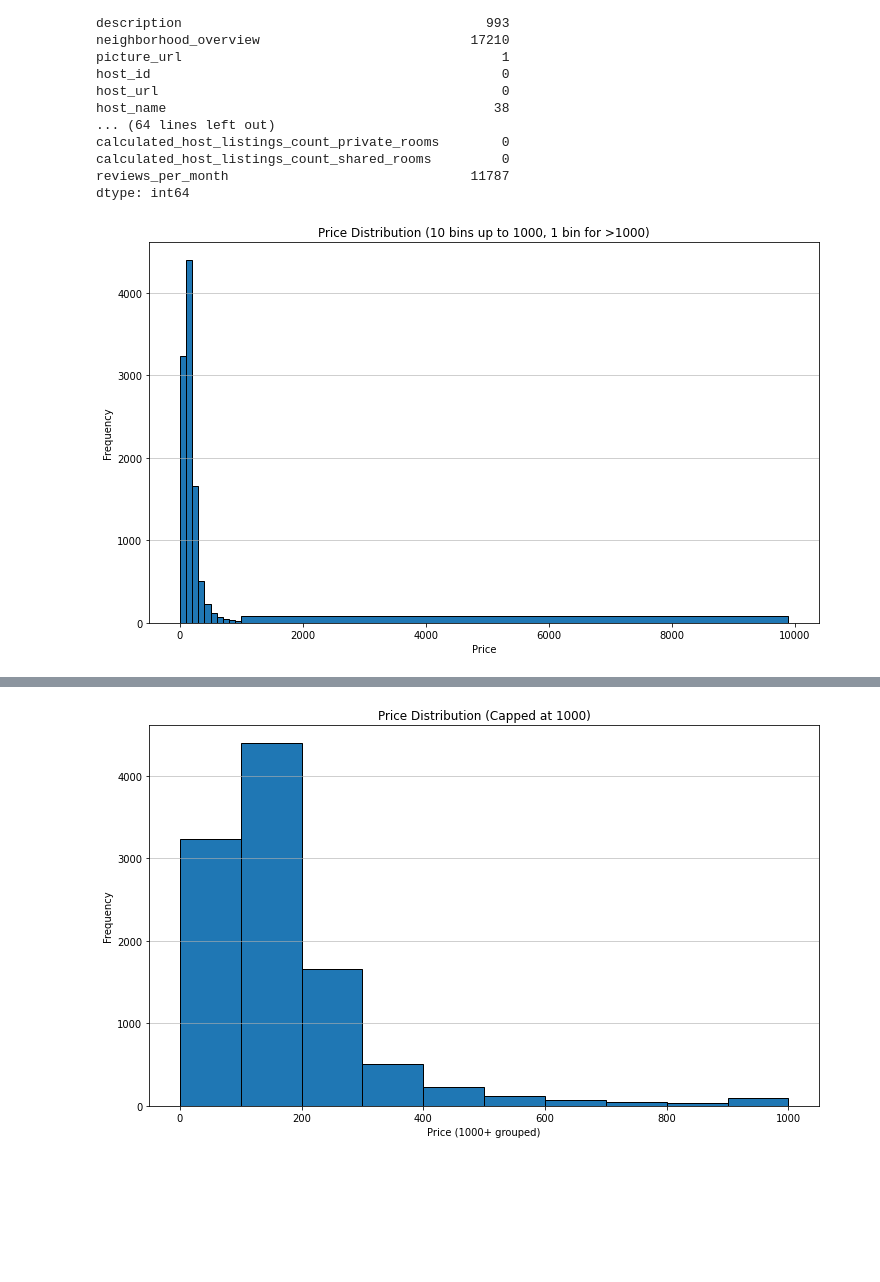
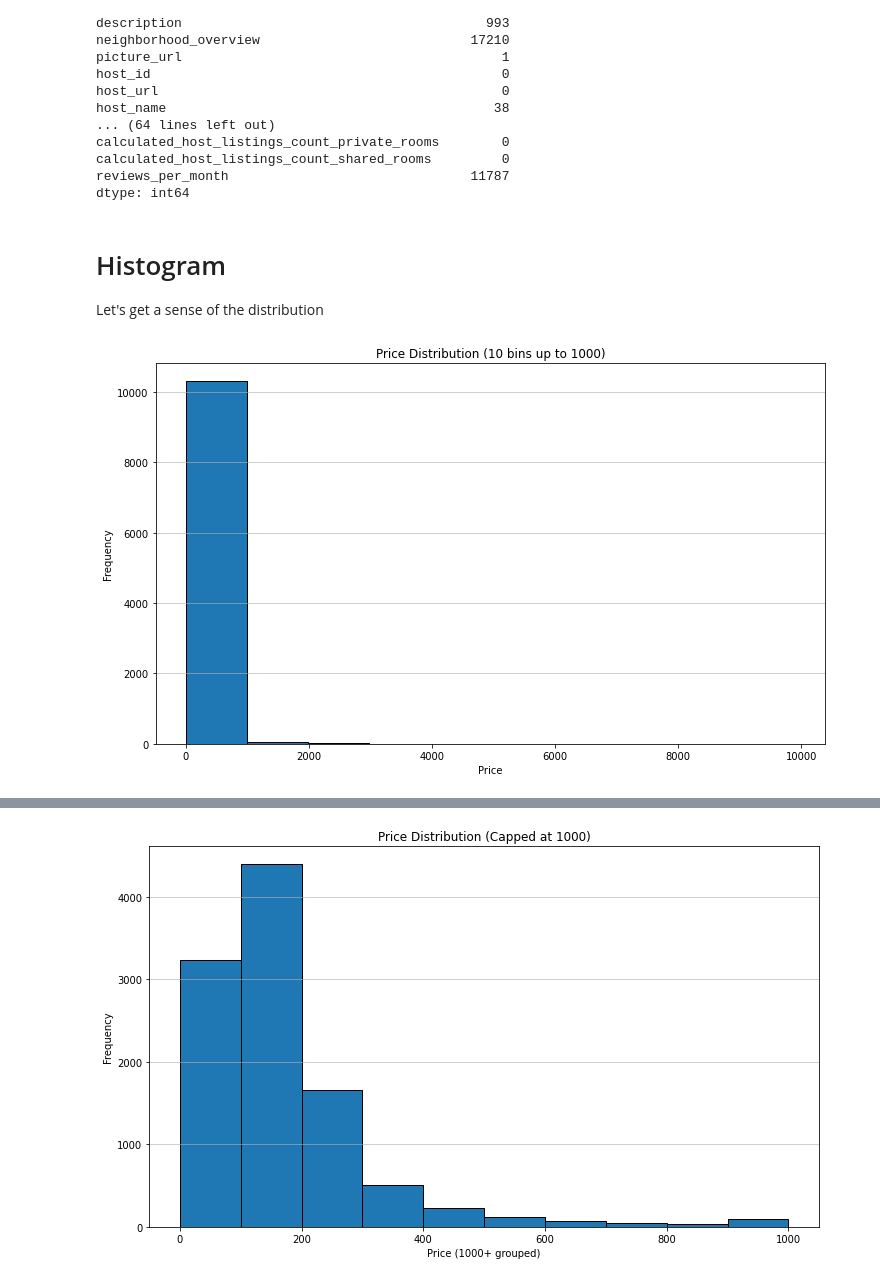
Before and after one commit to mikerhoads/unsupervised-learning-project, a Jupyter notebook: notebook.ipynb, the cells around one changed output, grey strips where cells are left out. Drawn from its saved outputs; the diff is of its cells as text; code cells hidden in the pictures; blank space fills up the shorter version.

```diff
--- a/notebook.ipynb
+++ b/notebook.ipynb
@@ -177,18 +187,15 @@ lf["instant_bookable"] = lf["instant_bookable"].apply(lambda x: 1 if x=="t" else
 
 #lf.head(2).to_csv("files/input/listings_preview.csv", index=False, quoting=1)
+# %% [markdown]
+# Histogram
+Let's get a sense of the distribution
 # %%
-
-# Define 10 bins from 0 to 1000
-bins = np.linspace(0, 1000, 11).tolist()  # 10 equal bins (11 edges)
-# Add one extra bin edge for >1000
-bins.append(lf["price"].max())
-
 plt.figure(figsize=(12, 7))
-plt.hist(lf["price"], bins=bins, edgecolor="black")
-plt.title("Price Distribution (10 bins up to 1000, 1 bin for >1000)")
+plt.hist(lf["price"], bins=10, edgecolor="black")
+plt.title("Price Distribution (10 bins up to 1000)")
 plt.xlabel("Price")
 plt.ylabel("Frequency")
 plt.grid(axis="y", alpha=0.75)
 plt.show()
 # %% [output]
-[figure, old version]
+[figure, new version]
```
Also changed, not shown: parts of 23 cells of this notebook, 1 other file.
